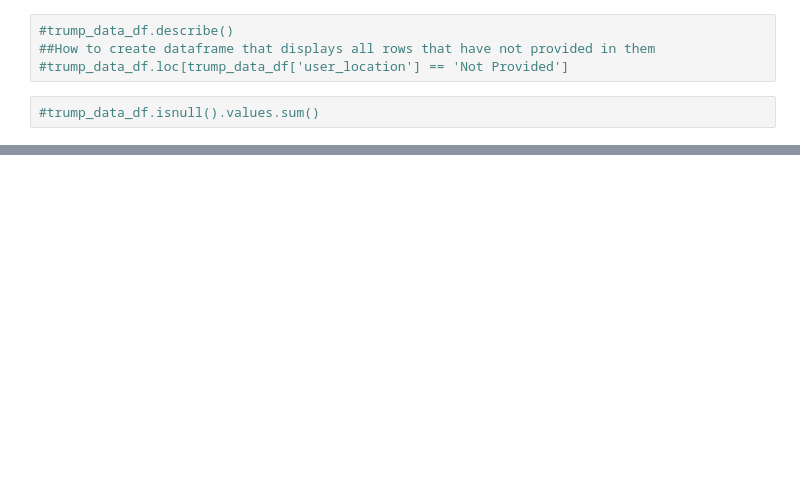
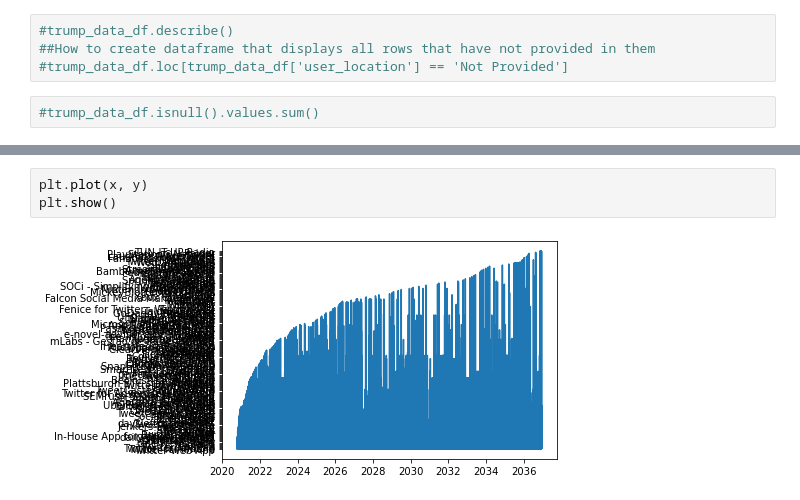
Before and after one commit to olivedisaster/Project-2, a Jupyter notebook: write_data_BMW.ipynb, the cells around one changed output, grey strips where cells are left out. Cells and saved outputs as stored; diff of their text form; blank space fills up the shorter version.

```diff
--- a/write_data_BMW.ipynb
+++ b/write_data_BMW.ipynb
@@ -147,0 +209,5 @@ df.to_sql("tweet_counts", conn, if_exists="append", index=False)
+# %%
+plt.plot(x, y)
+plt.show()
+# %% [output]
+[figure, added]
```
Also changed, not shown: parts of 42 cells of this notebook.
